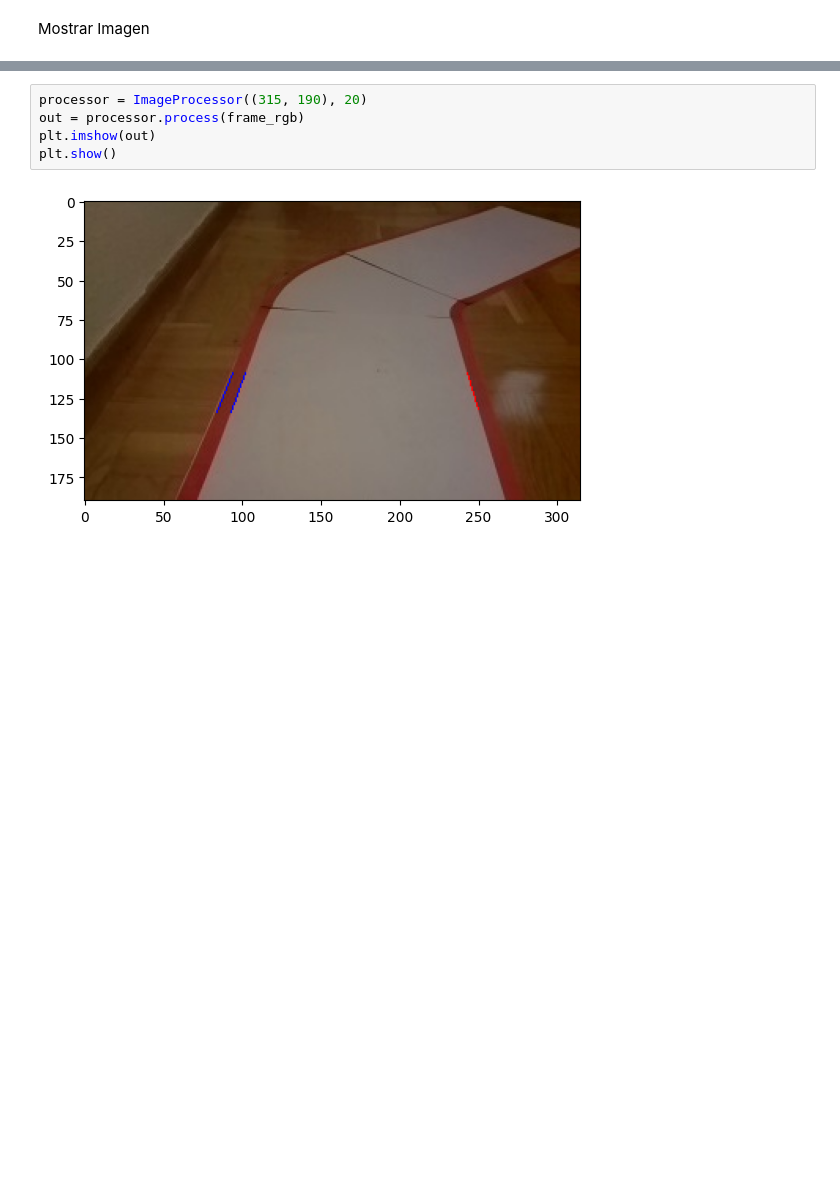
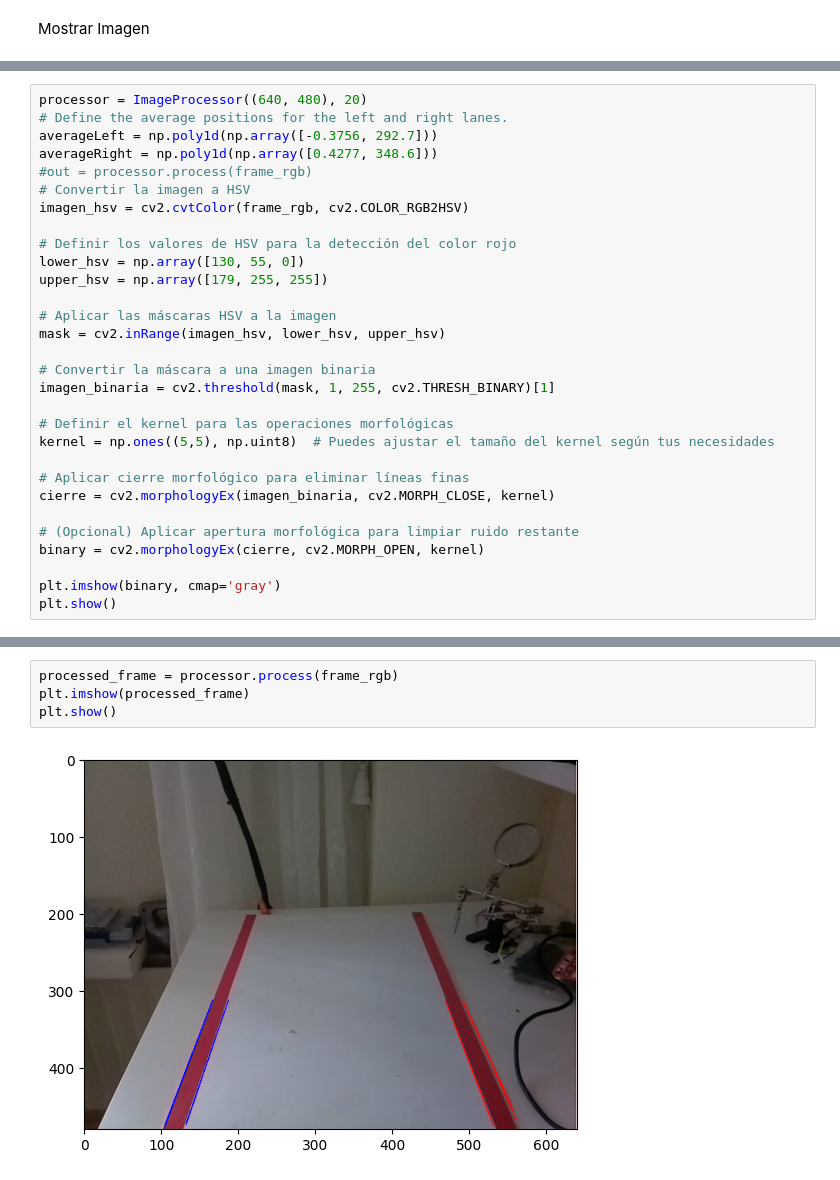
Before and after one commit to rubenhigorg/robocar, a Jupyter notebook: pruebas/computer_vision/SelfDrivingVehicle/prueba.ipynb, the cells around one changed output, grey strips where cells are left out. Cells and saved outputs as stored; diff of their text form; blank space fills up the shorter version.

```diff
--- a/pruebas/computer_vision/SelfDrivingVehicle/prueba.ipynb
+++ b/pruebas/computer_vision/SelfDrivingVehicle/prueba.ipynb
@@ -39,0 +52,30 @@ Imageprocessor
+# %%
+processor = ImageProcessor((640, 480), 20)
+# Define the average positions for the left and right lanes.
+averageLeft = np.poly1d(np.array([-0.3756, 292.7]))
+averageRight = np.poly1d(np.array([0.4277, 348.6]))
+#out = processor.process(frame_rgb)
+# Convertir la imagen a HSV
+imagen_hsv = cv2.cvtColor(frame_rgb, cv2.COLOR_RGB2HSV)
+
+# Definir los valores de HSV para la detección del color rojo
+lower_hsv = np.array([130, 55, 0])
+upper_hsv = np.array([179, 255, 255])
+
+# Aplicar las máscaras HSV a la imagen
+mask = cv2.inRange(imagen_hsv, lower_hsv, upper_hsv)
+
+# Convertir la máscara a una imagen binaria
+imagen_binaria = cv2.threshold(mask, 1, 255, cv2.THRESH_BINARY)[1]
+
+# Definir el kernel para las operaciones morfológicas
+kernel = np.ones((5,5), np.uint8)  # Puedes ajustar el tamaño del kernel según tus necesidades
+
+# Aplicar cierre morfológico para eliminar líneas finas
+cierre = cv2.morphologyEx(imagen_binaria, cv2.MORPH_CLOSE, kernel)
+
+# (Opcional) Aplicar apertura morfológica para limpiar ruido restante
+binary = cv2.morphologyEx(cierre, cv2.MORPH_OPEN, kernel)
+
+plt.imshow(binary, cmap='gray')
+plt.show()
@@ -40,10 +96,9 @@ Imageprocessor
 # %%
-processor = ImageProcessor((315, 190), 20)
-out = processor.process(frame_rgb)
-plt.imshow(out)
+processed_frame = processor.process(frame_rgb)
+plt.imshow(processed_frame)
 plt.show()
 # %% [output]
-[figure, old version]
+[figure, new version]
 # %%
 roi = processor.doRegionOfInterest(frame_rgb)
 plt.imshow(roi)
```
Also changed, not shown: parts of 22 cells of this notebook, 8 other files.
